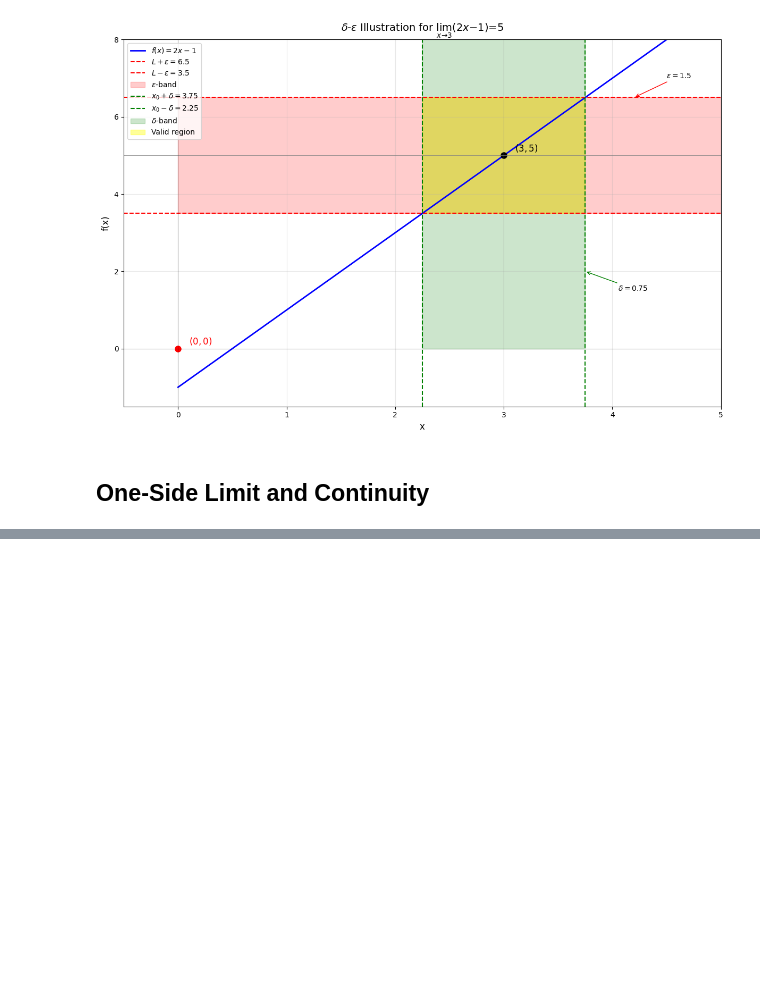
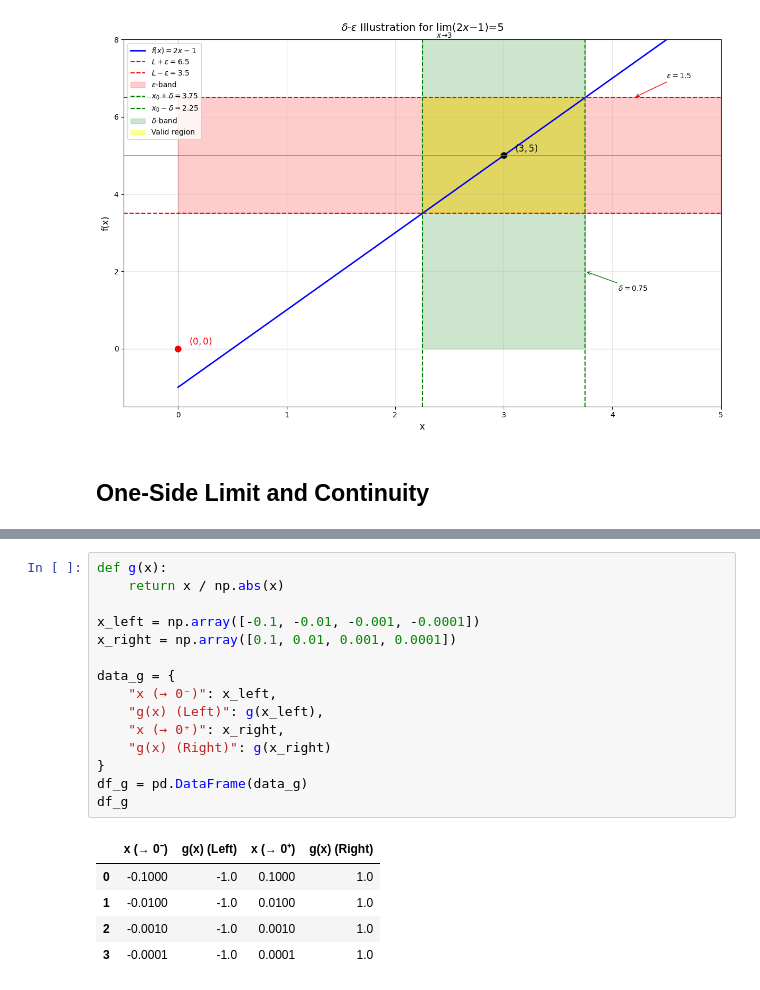
Before and after one commit to PatiphanAK/math-for-it, a Jupyter notebook: calculus/Limit.ipynb, the cells around one changed output, grey strips where cells are left out. Cells and saved outputs as stored; diff of their text form; blank space fills up the shorter version.

```diff
--- a/calculus/Limit.ipynb
+++ b/calculus/Limit.ipynb
@@ -547,0 +587,21 @@ plt.show()
+# %%
+def g(x):
+    return x / np.abs(x)
+
+x_left = np.array([-0.1, -0.01, -0.001, -0.0001])
+x_right = np.array([0.1, 0.01, 0.001, 0.0001])
+
+data_g = {
+    "x (→ 0⁻)": x_left,
+    "g(x) (Left)": g(x_left),
+    "x (→ 0⁺)": x_right,
+    "g(x) (Right)": g(x_right)
+}
+df_g = pd.DataFrame(data_g)
+df_g
+# %% [output]
+|  | x (→ 0⁻) | g(x) (Left) | x (→ 0⁺) | g(x) (Right) |
+| 0 | -0.1000 | -1.0 | 0.1000 | 1.0 |
+| 1 | -0.0100 | -1.0 | 0.0100 | 1.0 |
+| 2 | -0.0010 | -1.0 | 0.0010 | 1.0 |
+| 3 | -0.0001 | -1.0 | 0.0001 | 1.0 |
```
Also changed, not shown: parts of 5 cells of this notebook.
